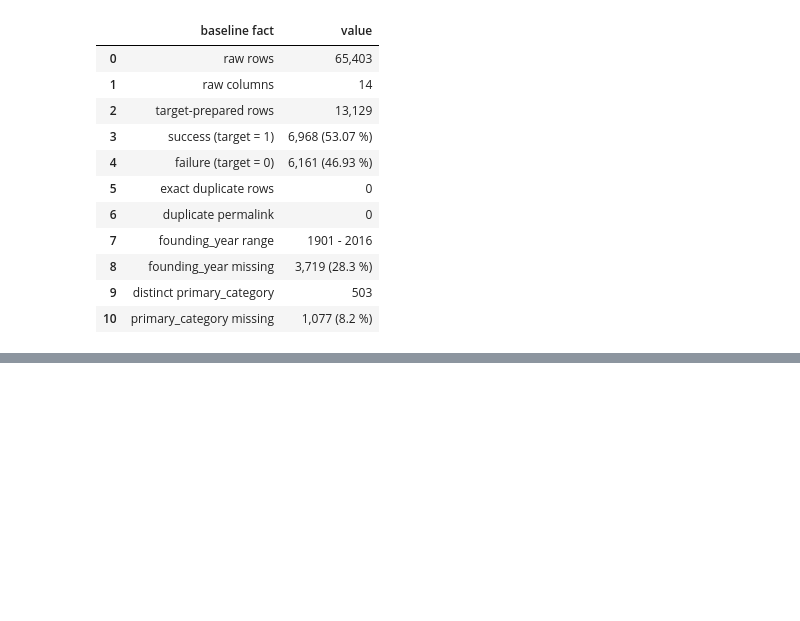
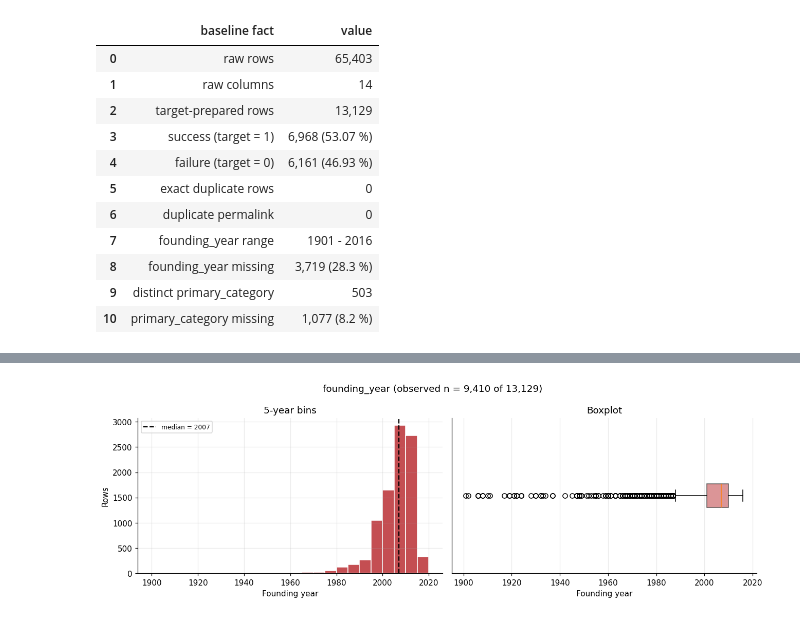
Before and after one commit to saciAb-ai/startup-success-prediction, a Jupyter notebook: notebooks/01_eda.ipynb, the cells around one changed output, grey strips where cells are left out. Saved outputs shown, nothing was run; the diff lists cells and outputs as text; code cells hidden in the pictures; blank space fills up the shorter version.

```diff
--- a/notebooks/01_eda.ipynb
+++ b/notebooks/01_eda.ipynb
@@ -611,0 +883,26 @@ should not duplicate it. It should deliver the analysis and the hypothesis tests
+# %%
+years = dataset["founding_year"].dropna()
+
+fig, axes = plt.subplots(1, 2, figsize=(12, 4))
+axes[0].hist(years, bins=np.arange(1900, 2021, 5), color="#C44E52", edgecolor="white")
+axes[0].axvline(years.median(), color="black", linestyle="--", label=f"median = {years.median():.0f}")
+axes[0].set_title("5-year bins")
+axes[0].set_xlabel("Founding year")
+axes[0].set_ylabel("Rows")
+axes[0].legend(fontsize=8)
+
+axes[1].boxplot(
+    years,
+    orientation="horizontal",
+    patch_artist=True,
+    boxprops={"facecolor": "#C44E52", "alpha": 0.6},
+)
+axes[1].set_title("Boxplot")
+axes[1].set_xlabel("Founding year")
+axes[1].set_yticks([])
+
+fig.suptitle(f"founding_year (observed n = {years.size:,} of {len(dataset):,})")
+plt.tight_layout()
+plt.show()
+# %% [output]
+[figure, added]
```
Also changed, not shown: parts of 21 cells of this notebook.
